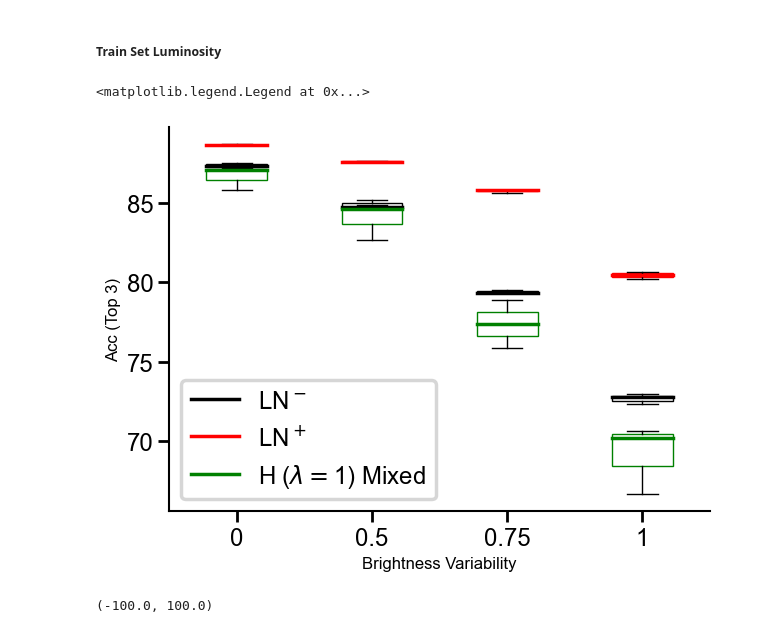
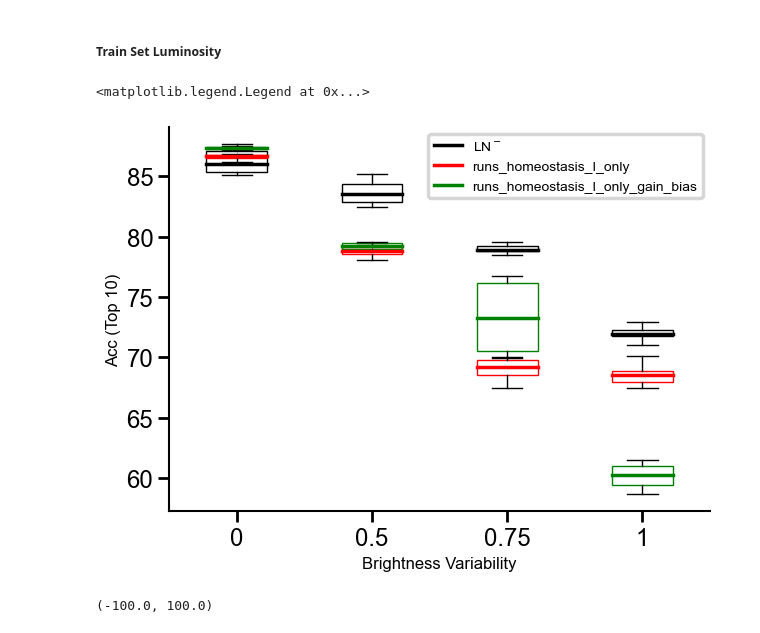
Before and after one commit to RoyHEyono/HomeostaticDANN, a Jupyter notebook: models/dense_mnist_task/notebooks/figures.ipynb, the cells around one changed output. Drawn from its saved outputs; the diff is of its cells as text; code cells hidden in the pictures.

```diff
--- a/models/dense_mnist_task/notebooks/figures.ipynb
+++ b/models/dense_mnist_task/notebooks/figures.ipynb
@@ -94,7 +94,7 @@ Text(0.5, 1.0, 'Accuracy BF: 0.75')
 # %%
 fig, ax = plt.subplots()
 brightness_factor = [0, 0.5, 0.75, 1]
-best_n_runs = 3
+best_n_runs = 10
 noln_acc = []
 ln_acc = []
 homeo_acc = []
@@ -107,48 +107,46 @@ for bf in brightness_factor:
     runs_nolayernorm_train = fetch_runs(api, entity='project_danns', project_name='Luminosity', filters={"config.dataset": "fashionmnist",
                                                             "config.brightness_factor": bf, "config.homeostasis": False, "config.normtype": "ln_false",
                                                             "config.use_testset": True}, order="-summary_metrics.test_acc")[:best_n_runs]
-    runs_layernorm_train = fetch_runs(api, entity='project_danns', project_name='Luminosity', filters={"config.dataset": "fashionmnist",
-                                                                "config.brightness_factor": bf, "config.homeostasis": False, "config.normtype": "ln_true",
-                                                                "config.use_testset": True}, order="-summary_metrics.test_acc")[:best_n_runs]
-    # runs_homeostasis_train = fetch_runs(api, entity='project_danns', project_name='Luminosity', filters={"config.dataset": "fashionmnist",
-    #                                                             "config.brightness_factor": bf, "config.homeostasis": 1, "config.normtype": "ln_false",
-    #                                                             "config.use_testset": True, "config.lambda_homeo": lmbda}, order="-summary_metrics.test_acc")[:best_n_runs]
-    # runs_homeostasis_ln_train = fetch_runs(api, entity='project_danns', project_name='Luminosity', filters={"config.dataset": "fashionmnist",
-    #                                                             "config.brightness_factor": bf, "config.homeostasis": 1, "config.normtype": "ln_true",
-    #                                                             "config.use_testset": True, "config.lambda_homeo": lmbda}, order="-summary_metrics.test_acc")[:best_n_runs]
-    runs_homeostasis_inhib_train = fetch_runs(api, entity='project_danns', project_name='Luminosity', filters={"config.dataset": "fashionmnist",
+    # runs_layernorm_train = fetch_runs(api, entity='project_danns', project_name='Luminosity', filters={"config.dataset": "fashionmnist",
+    #                                                             "config.brightness_factor": bf, "config.homeostasis": False, "config.normtype": "ln_true",
+    #                                                             "config.use_testset": True}, order="-summary_metrics.test_acc")[:best_n_runs]
+    runs_homeostasis_I_only = fetch_runs(api, entity='project_danns', project_name='Luminosity', filters={"config.dataset": "fashionmnist",
                                                                     "config.brightness_factor": bf, "config.homeostasis": 1, "config.normtype": "ln_false",
-                                                                    "config.use_testset": True, "config.task_opt_inhib": 1, "config.use_sep_bias_gain_lrs": False, "config.lambda_homeo": lmbda }, order="-summary_metrics.test_acc")[:best_n_runs]
+                                                                    "config.use_testset": True, "config.task_opt_inhib": None, "config.use_sep_bias_gain_lrs": False }, order="-summary_metrics.test_acc")[:best_n_runs]
+    runs_homeostasis_I_only_gain_bias = fetch_runs(api, entity='project_danns', project_name='Luminosity', filters={"config.dataset": "fashionmnist",
+                                                                        "config.brightness_factor": bf, "config.homeostasis": 1, "config.normtype": "ln_false",
+                                                                        "config.use_testset": True, "config.task_opt_inhib": 0, "config.use_sep_bias_gain_lrs": 1 }, order="-summary_metrics.test_acc")[:best_n_runs]
+
 
     noln_acc.append([run_noln.summary['test_acc'] for run_noln in runs_nolayernorm_train ])
-    ln_acc.append([run_ln.summary['test_acc'] for run_ln in runs_layernorm_train])
+    ln_acc.append([run_ln.summary['test_acc'] for run_ln in runs_homeostasis_I_only])
     # homeo_acc.append([run_ln.summary['test_acc'] for run_ln in runs_homeostasis_train])
     # homeo_ln_acc.append([run_ln.summary['test_acc'] for run_ln in runs_homeostasis_ln_train])
-    homeo_inhib_acc.append([run_ln.summary['test_acc'] for run_ln in runs_homeostasis_inhib_train])
+    homeo_inhib_acc.append([run_ln.summary['test_acc'] for run_ln in runs_homeostasis_I_only_gain_bias])
 
 bp1 = ax.boxplot(np.array(noln_acc).T, patch_artist=True, boxprops=dict(color='black', facecolor='none'), medianprops=dict(linestyle='-', linewidth=2.5, color='black'),
                          showbox=True, showfliers=False)
 bp2 = ax.boxplot(np.array(ln_acc).T, patch_artist=True, boxprops=dict(color='red', facecolor='none'), medianprops=dict(linestyle='-', linewidth=2.5, color='red'),
                          showfliers=False)
 # bp3 = ax.boxplot(np.array(homeo_acc).T, patch_artist=True, boxprops=dict(color='green', facecolor='none'), medianprops=dict(linestyle='-', linewidth=2.5, color='green'),
 #                         showfliers=False)
 # bp4 = ax.boxplot(np.array(homeo_ln_acc).T, patch_artist=True, boxprops=dict(color='blue', facecolor='none'), medianprops=dict(linestyle='-', linewidth=2.5, color='blue'),
 #                         showfliers=False)
 bp5 = ax.boxplot(np.array(homeo_inhib_acc).T, patch_artist=True, boxprops=dict(color='green', facecolor='none'), medianprops=dict(linestyle='-', linewidth=2.5, color='green'),
                          showfliers=False)
 # Create custom x-axis tick labels
 custom_xticks = ['0', '0.5', '0.75', '1']
 ax.set_xticks(np.arange(1, len(custom_xticks) + 1))
 ax.set_xticklabels(custom_xticks)
 
 ax.set_xlabel('Brightness Variability')
 ax.set_ylabel(f'Acc (Top {best_n_runs})')
 # ax.legend([bp1["medians"][0], bp2["medians"][0], bp3["medians"][0], bp4["medians"][0]], ['LN$^-$', 'LN$^+$', f'H ($\lambda=${lmbda}) LN$^-$', f'H ($\lambda=${lmbda}) LN$^+$'], loc='lower left')
-ax.legend([bp1["medians"][0], bp2["medians"][0], bp5["medians"][0]], ['LN$^-$', 'LN$^+$', f'H ($\lambda=${lmbda}) Mixed'], loc='lower left')
+ax.legend([bp1["medians"][0], bp2["medians"][0], bp5["medians"][0]], ['LN$^-$', 'runs_homeostasis_I_only', 'runs_homeostasis_I_only_gain_bias'], fontsize="10", loc ="best")
 #ax.set_yscale('log')
 # %% [output]
 <matplotlib.legend.Legend at 0x...>
-[figure, old version]
+[figure, new version]
 # %%
 brightness_factor = [0, 0.25, 0.5, 0.75, 1]
 best_n_runs = 10
```
Also changed, not shown: parts of 5 cells of this notebook, 5 other files.
